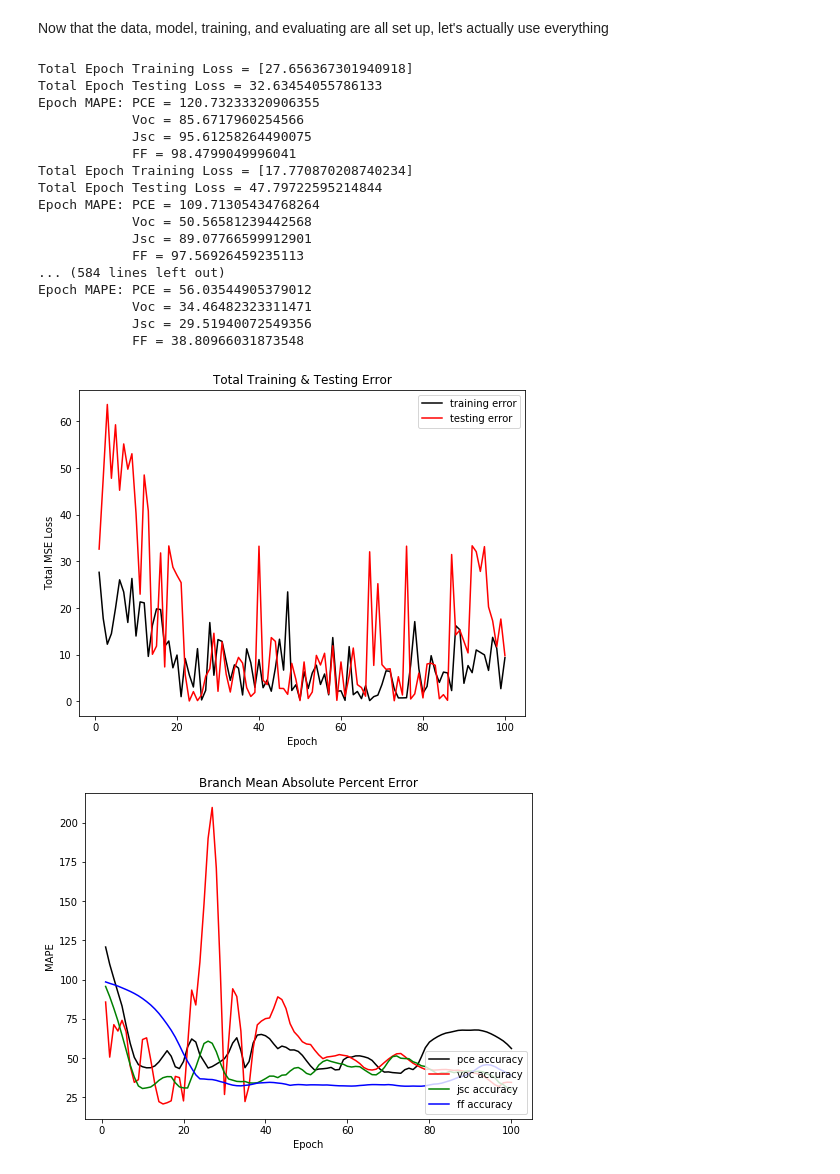
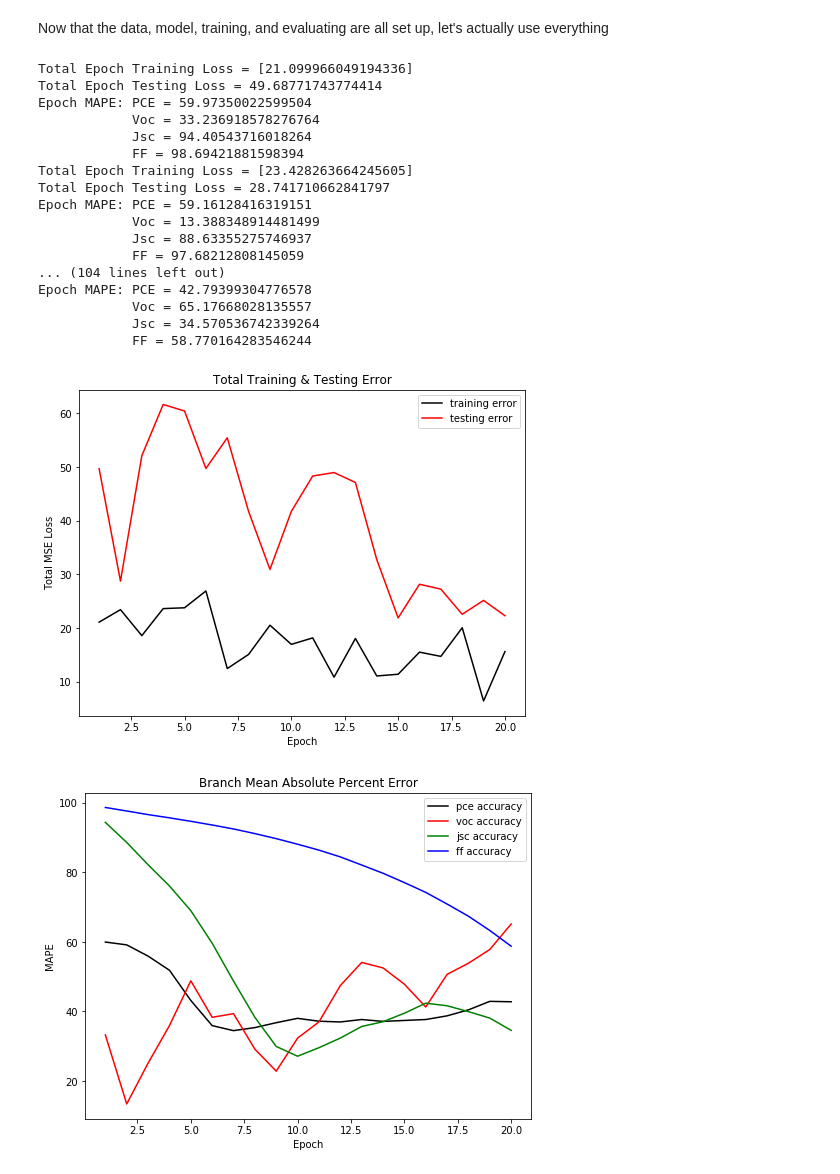
Before and after one commit to wesleyktatum/MatMAP, a Jupyter notebook: ipynb/OPV_NN1.ipynb, the cells around one changed output. Drawn from its saved outputs; the diff is of its cells as text; code cells hidden in the pictures.

```diff
--- a/ipynb/OPV_NN1.ipynb
+++ b/ipynb/OPV_NN1.ipynb
@@ -41,7 +42,7 @@ device_df.head()
 | 4 | 4 | 287 | 2019_4_16_P3HTPCBM_NA_3000_SUB1 | 0 | 1 | 0 | 0.637683 | 0.662407 | 2.204954 | ... |
 # %%
 # Hyper parameters
-num_epochs = 100
+num_epochs = 20
 batch_size = int(len(device_df['PCE'])*0.8*0.5) # 50% of x_train samples
 learning_rate = 0.0005
 
@@ -351,50 +352,50 @@ for epoch in range(num_epochs):
     jsc_test_epoch_accuracies.append(jsc_epoch_acc)
     ff_test_epoch_accuracies.append(ff_epoch_acc)
 # %% [output]
-Total Epoch Training Loss = [27.656367301940918]
-Total Epoch Testing Loss = 32.63454055786133
-Epoch MAPE: PCE = 120.73233320906355
-            Voc = 85.6717960254566
-            Jsc = 95.61258264490075
-            FF = 98.4799049996041
-Total Epoch Training Loss = [17.770870208740234]
-Total Epoch Testing Loss = 47.79722595214844
-Epoch MAPE: PCE = 109.71305434768264
-            Voc = 50.56581239442568
-            Jsc = 89.07766599912901
-            FF = 97.56926459235113
-... (584 lines left out)
-Epoch MAPE: PCE = 56.03544905379012
-            Voc = 34.46482323311471
-            Jsc = 29.51940072549356
-            FF = 38.80966031873548
+Total Epoch Training Loss = [21.099966049194336]
+Total Epoch Testing Loss = 49.68771743774414
+Epoch MAPE: PCE = 59.97350022599504
+            Voc = 33.236918578276764
+            Jsc = 94.40543716018264
+            FF = 98.69421881598394
+Total Epoch Training Loss = [23.428263664245605]
+Total Epoch Testing Loss = 28.741710662841797
+Epoch MAPE: PCE = 59.16128416319151
+            Voc = 13.388348914481499
+            Jsc = 88.63355275746937
+            FF = 97.68212808145059
+... (104 lines left out)
+Epoch MAPE: PCE = 42.79399304776578
+            Voc = 65.17668028135557
+            Jsc = 34.570536742339264
+            FF = 58.770164283546244
 # %%
 fig, ax = plt.subplots(figsize = (8,6))
 
 epochs = np.arange(1, (num_epochs+1), 1)
 
 plt.plot(epochs, train_epoch_losses, c = 'k', label = 'training error')
 plt.plot(epochs, test_epoch_losses, c = 'r', label = 'testing error')
 plt.legend(loc = 'upper right')
 plt.title("Total Training & Testing Error")
 ax.set_xlabel('Epoch')
 ax.set_ylabel('Total MSE Loss')
 plt.show()
 
 fig, ax = plt.subplots(figsize = (8,6))
 # plt.plot(epochs, train_epoch_accuracy, c = 'k', label = 'training accuracy')
 plt.plot(epochs, pce_test_epoch_accuracies, c = 'k', label = 'pce accuracy')
 plt.plot(epochs, voc_test_epoch_accuracies, c = 'r', label = 'voc accuracy')
 plt.plot(epochs, jsc_test_epoch_accuracies, c = 'g', label = 'jsc accuracy')
 plt.plot(epochs, ff_test_epoch_accuracies, c = 'b', label = 'ff accuracy')
-plt.legend(loc = 'lower right')
+plt.legend(loc = 'upper right')
 plt.title("Branch Mean Absolute Percent Error")
 ax.set_xlabel('Epoch')
 ax.set_ylabel('MAPE')
 plt.show()
 # %% [output]
-[figure, old version]
+[figure, new version]
-[figure, old version]
+[figure, new version]
 # %%
 fig, ax = plt.subplots(figsize = (8,6))
 
```
Also changed, not shown: parts of 3 cells of this notebook, 8 other files.
